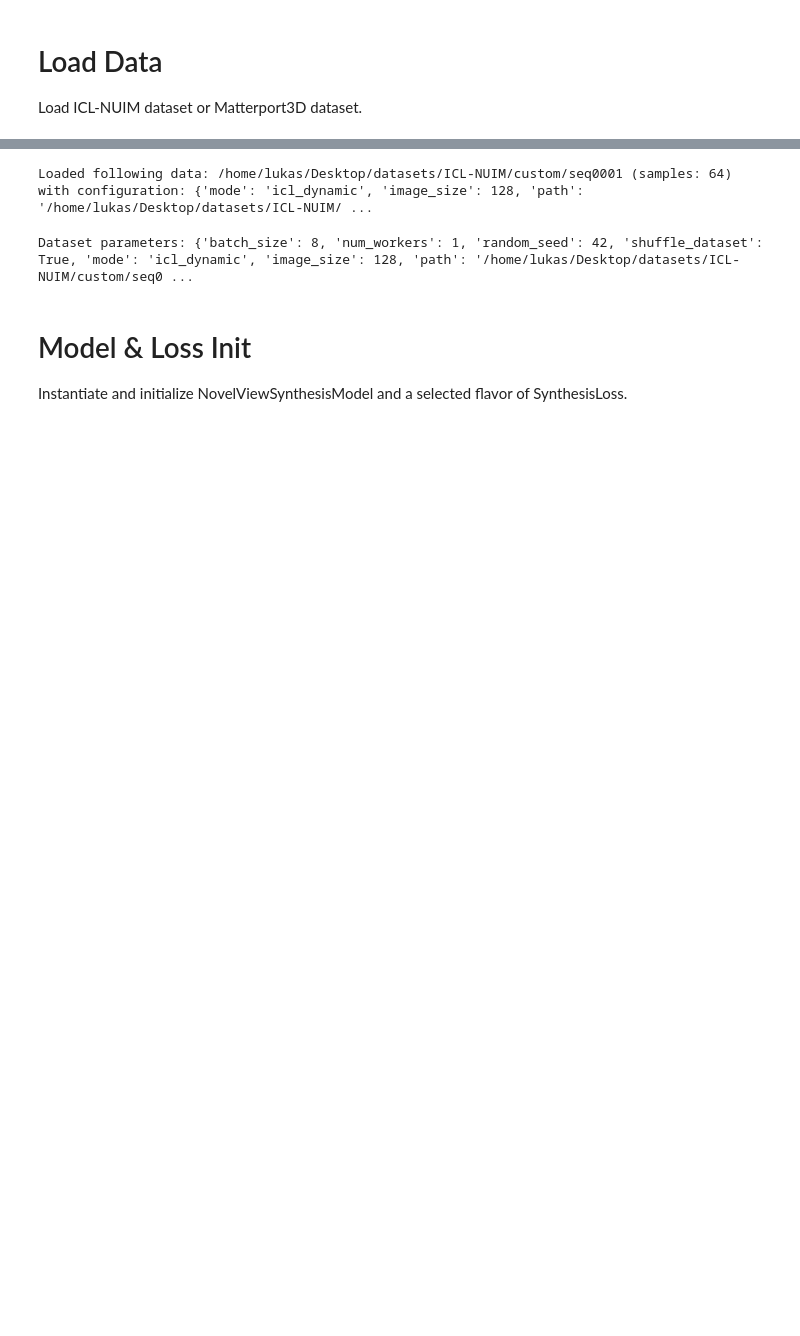
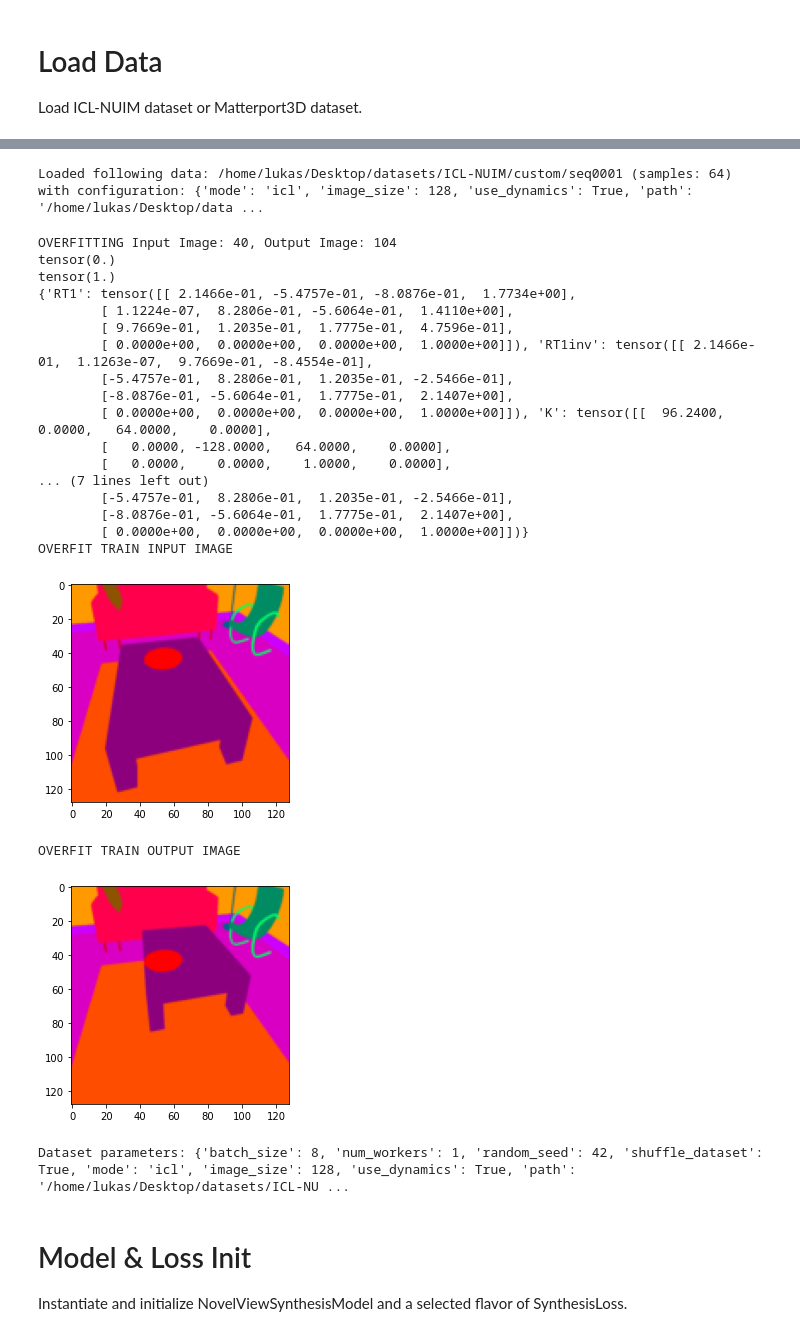
Before and after one commit to lukasHoel/novel-view-synthesis, a Jupyter notebook: notebooks/full_network_notebook.ipynb, the cells around one changed output, grey strips where cells are left out. Drawn from its saved outputs; the diff is of its cells as text; code cells hidden in the pictures; blank space fills up the shorter version.

Commit message:
Fix some bugs, add dynamics to model, training now possible

```diff
--- a/notebooks/full_network_notebook.ipynb
+++ b/notebooks/full_network_notebook.ipynb
@@ -118,11 +113,13 @@ def count_parameters(model):
 Load ICL-NUIM dataset or Matterport3D dataset.
 # %%
 #dataset_mode = PtsManipulator.matterport_mode
-#dataset_mode = PtsManipulator.icl_nuim_mode
-dataset_mode = PtsManipulator.icl_nuim_dynamic_mode
+dataset_mode = PtsManipulator.icl_nuim_mode
+
+use_dynamics = True
 
 image_size = 128
 
 print("Using dataset: " + dataset_mode)
 print("Image Size: " + str(image_size))
+print("Using dynamics: " + str(use_dynamics))
 # %% [output]
@@ -146,9 +144,9 @@ elif is_on_zerus:
 else:
     if dataset_mode == PtsManipulator.matterport_mode:
         path = "/home/lukas/Desktop/git/synsin/dataset"
-    elif dataset_mode == PtsManipulator.icl_nuim_mode:
+    elif dataset_mode == PtsManipulator.icl_nuim_mode and not use_dynamics:
         path = "/home/lukas/Desktop/datasets/ICL-NUIM/prerendered_data/living_room_traj2_loop"
-    elif dataset_mode == PtsManipulator.icl_nuim_dynamic_mode:
+    elif dataset_mode == PtsManipulator.icl_nuim_mode and use_dynamics:
         path = "/home/lukas/Desktop/datasets/ICL-NUIM/custom/seq0001"
 
 transform = torchvision.transforms.Compose([
@@ -160,6 +158,7 @@ transform = torchvision.transforms.Compose([
 data_dict = {
     "mode": dataset_mode,
     "image_size": image_size,
+    "use_dynamics": use_dynamics,
     "path": path,
     "sampleOutput": True,
     "inverse_depth": False,
@@ -194,7 +193,7 @@ if dataset_mode == PtsManipulator.matterport_mode:
 
     print("Loaded following data: {} (samples: {}) with configuration: {}\n".format(data_dict["val_path"], len(val_dataset), data_dict))
 
-elif dataset_mode == PtsManipulator.icl_nuim_mode:
+elif dataset_mode == PtsManipulator.icl_nuim_mode and not use_dynamics:
 
     data_dict['icl_nuim_output_size'] = image_size
     data_dict['path'] = path
@@ -208,7 +207,7 @@ elif dataset_mode == PtsManipulator.icl_nuim_mode:
 
     print("Loaded following data: {} (samples: {}) with configuration: {}".format(data_dict["path"], len(dataset), data_dict))
 
-elif dataset_mode == PtsManipulator.icl_nuim_dynamic_mode:
+elif dataset_mode == PtsManipulator.icl_nuim_mode and use_dynamics:
 
     data_dict['icl_nuim_output_size'] = image_size
     data_dict['path'] = path
@@ -219,11 +218,12 @@ elif dataset_mode == PtsManipulator.icl_nuim_dynamic_mode:
                              output_from_other_view=data_dict['icl_dynamic_output_from_other_view'],
                              inverse_depth=False,
                              cacheItems=False,
-                             transform=transform)
+                             transform=transform,
+                             out_shape=(image_size, image_size))
 
     print("Loaded following data: {} (samples: {}) with configuration: {}".format(data_dict["path"], len(dataset), data_dict))
 # %% [output]
-Loaded following data: /home/lukas/Desktop/datasets/ICL-NUIM/custom/seq0001 (samples: 64) with configuration: {'mode': 'icl_dynamic', 'image_size': 128, 'path': '/home/lukas/Desktop/datasets/ICL-NUIM/ ...
+Loaded following data: /home/lukas/Desktop/datasets/ICL-NUIM/custom/seq0001 (samples: 64) with configuration: {'mode': 'icl', 'image_size': 128, 'use_dynamics': True, 'path': '/home/lukas/Desktop/data ...
 # %%
 dataset_args = {
     "batch_size": 8,
@@ -254,7 +254,7 @@ if dataset_mode == PtsManipulator.matterport_mode:
                                             sampler=val_sampler,
                                             num_workers=dataset_args["num_workers"])
 
-elif dataset_mode == PtsManipulator.icl_nuim_mode or dataset_mode == PtsManipulator.icl_nuim_dynamic_mode:
+elif dataset_mode == PtsManipulator.icl_nuim_mode:
     # Create Train and Val dataset with 80% train and 20% val.
     # from: https://stackoverflow.com/questions/50544730/how-do-i-split-a-custom-dataset-into-training-and-test-datasets
 
@@ -270,21 +270,10 @@ elif dataset_mode == PtsManipulator.icl_nuim_mode or dataset_mode == PtsManipula
         np.random.shuffle(indices)
     train_indices, val_indices = indices[split:], indices[:split]
 
-    # Creating PT data samplers and loaders:
-    train_sampler = SubsetRandomSampler(train_indices)
-    valid_sampler = SubsetRandomSampler(val_indices)
+    # #####################
+    # ICL OVERFITTING CASE:
+    # #####################
 
-    train_loader = torch.utils.data.DataLoader(dataset,
-                                               batch_size=dataset_args["batch_size"],
-                                               sampler=train_sampler,
-                                               num_workers=dataset_args["num_workers"])
-    validation_loader = torch.utils.data.DataLoader(dataset,
-                                                    batch_size=dataset_args["batch_size"],
-                                                    sampler=valid_sampler,
-                                                    num_workers=dataset_args["num_workers"])
-
-    # ICL OVERFITTING CASE:
-    '''
     train_indices = train_indices[:4] # train_indices[0:4] # [train_indices[0]]
     val_indices = val_indices[:2]
 
@@ -292,35 +281,70 @@ elif dataset_mode == PtsManipulator.icl_nuim_mode or dataset_mode == PtsManipula
     print("OVERFITTING Input Image: {}, Output Image: {}".format(
         train_indices[0],
         overfit_item["output"]["idx"]))
 
     input_img = overfit_item["image"].cpu().detach().numpy()
     output_img = overfit_item["output"]["image"].cpu().detach().numpy()
 
     print(torch.min(overfit_item["output"]["image"]))
     print(torch.max(overfit_item["output"]["image"]))
     print(overfit_item["cam"])
 
     %matplotlib inline
 
     import matplotlib
     import matplotlib.pyplot as plt
 
     print("OVERFIT TRAIN INPUT IMAGE")
     plt.imshow(np.moveaxis(input_img, 0, -1))
     plt.show()
 
     print("OVERFIT TRAIN OUTPUT IMAGE")
     plt.imshow(np.moveaxis(output_img, 0, -1))
     plt.show()
-    '''
+
+    # #########################
     # END ICL OVERFITTING CASE
+    # #########################
+
+    # Creating PT data samplers and loaders:
+    train_sampler = SubsetRandomSampler(train_indices)
+    valid_sampler = SubsetRandomSampler(val_indices)
+
+    train_loader = torch.utils.data.DataLoader(dataset,
+                                               batch_size=dataset_args["batch_size"],
+                                               sampler=train_sampler,
+                                               num_workers=dataset_args["num_workers"])
+    validation_loader = torch.utils.data.DataLoader(dataset,
+                                                    batch_size=dataset_args["batch_size"],
+                                                    sampler=valid_sampler,
+                                                    num_workers=dataset_args["num_workers"])
 
 dataset_args["train_len"] = len(train_loader)
 dataset_args["val_len"] = len(validation_loader)
 
 print("Dataset parameters: {}".format(dataset_args))
 # %% [output]
-Dataset parameters: {'batch_size': 8, 'num_workers': 1, 'random_seed': 42, 'shuffle_dataset': True, 'mode': 'icl_dynamic', 'image_size': 128, 'path': '/home/lukas/Desktop/datasets/ICL-NUIM/custom/seq0 ...
+OVERFITTING Input Image: 40, Output Image: 104
+tensor(0.)
+tensor(1.)
+{'RT1': tensor([[ 2.1466e-01, -5.4757e-01, -8.0876e-01,  1.7734e+00],
+        [ 1.1224e-07,  8.2806e-01, -5.6064e-01,  1.4110e+00],
+        [ 9.7669e-01,  1.2035e-01,  1.7775e-01,  4.7596e-01],
+        [ 0.0000e+00,  0.0000e+00,  0.0000e+00,  1.0000e+00]]), 'RT1inv': tensor([[ 2.1466e-01,  1.1263e-07,  9.7669e-01, -8.4554e-01],
+        [-5.4757e-01,  8.2806e-01,  1.2035e-01, -2.5466e-01],
+        [-8.0876e-01, -5.6064e-01,  1.7775e-01,  2.1407e+00],
+        [ 0.0000e+00,  0.0000e+00,  0.0000e+00,  1.0000e+00]]), 'K': tensor([[  96.2400,    0.0000,   64.0000,    0.0000],
+        [   0.0000, -128.0000,   64.0000,    0.0000],
+        [   0.0000,    0.0000,    1.0000,    0.0000],
+... (7 lines left out)
+        [-5.4757e-01,  8.2806e-01,  1.2035e-01, -2.5466e-01],
+        [-8.0876e-01, -5.6064e-01,  1.7775e-01,  2.1407e+00],
+        [ 0.0000e+00,  0.0000e+00,  0.0000e+00,  1.0000e+00]])}
+OVERFIT TRAIN INPUT IMAGE
+[figure, added]
+OVERFIT TRAIN OUTPUT IMAGE
+[figure, added]
+Dataset parameters: {'batch_size': 8, 'num_workers': 1, 'random_seed': 42, 'shuffle_dataset': True, 'mode': 'icl', 'image_size': 128, 'use_dynamics': True, 'path': '/home/lukas/Desktop/datasets/ICL-NU ...
 # %% [markdown]
 # Model & Loss Init
 
```
Also changed, not shown: parts of 7 cells of this notebook, 7 other files.
